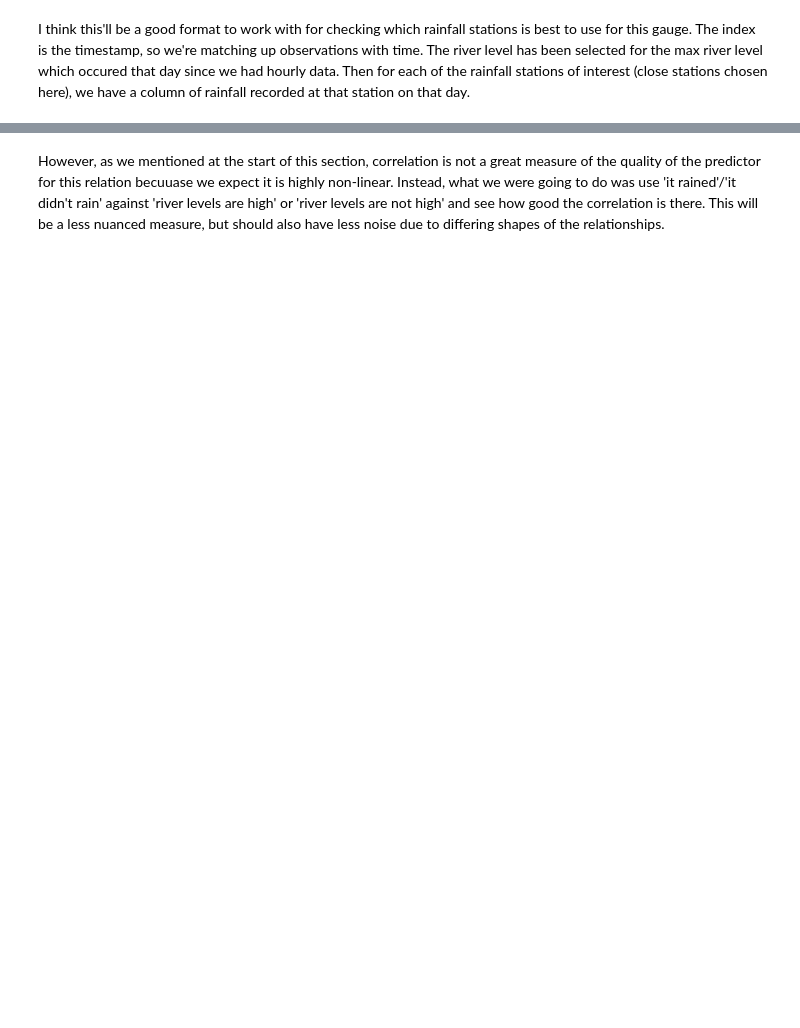
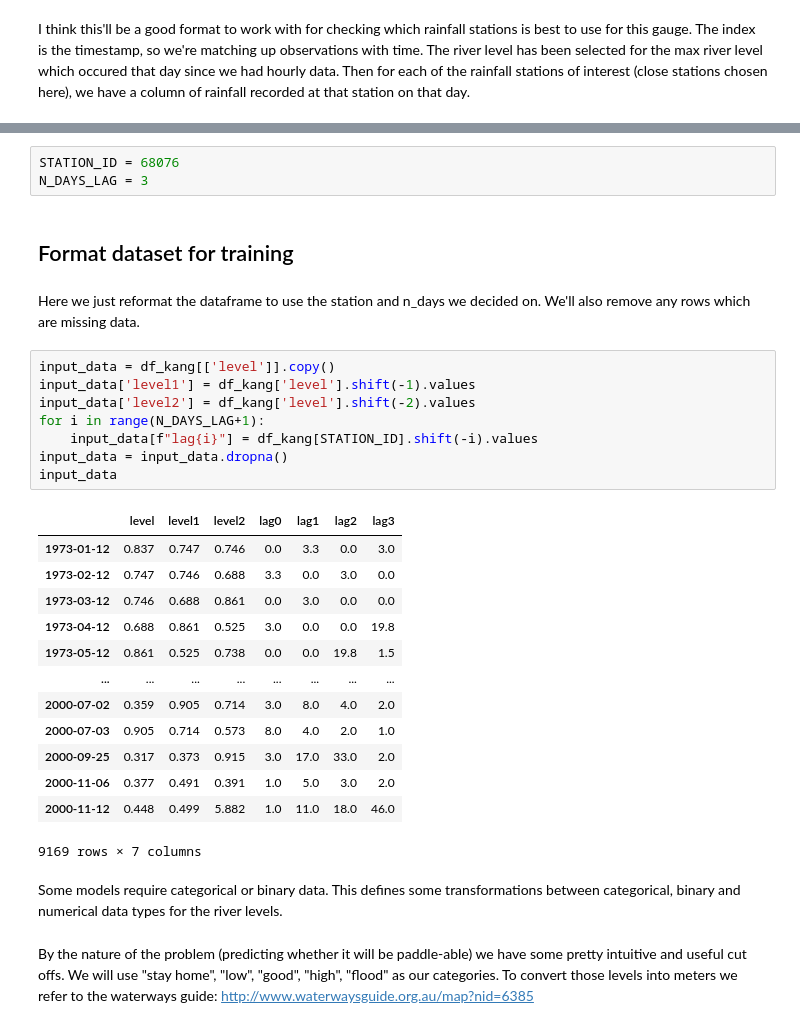
Before and after one commit to jemmaherbert/river-level-predictions, a Jupyter notebook: example_river.ipynb, the cells around one changed output, grey strips where cells are left out. Drawn from its saved outputs; the diff is of its cells as text; blank space fills up the shorter version.

```diff
--- a/example_river.ipynb
+++ b/example_river.ipynb
@@ -264,3 +245,33 @@ Interestingly, the nearest rainfall station is not the most highly correlated.
-# %% [markdown]
-However, as we mentioned at the start of this section, correlation is not a great measure of the quality of the predictor for this relation becuuase we expect it is highly non-linear.
-Instead, what we were going to do was use 'it rained'/'it didn't rain' against 'river levels are high' or 'river levels are not high' and see how good the correlation is there. This will be a less nuanced measure, but should also have less noise due to differing shapes of the relationships.
+# %%
+STATION_ID = 68076
+N_DAYS_LAG = 3
+# %% [markdown]
+## Format dataset for training
+# %% [markdown]
+Here we just reformat the dataframe to use the station and n_days we decided on. We'll also remove any rows which are missing data.
+# %%
+input_data = df_kang[['level']].copy()
+input_data['level1'] = df_kang['level'].shift(-1).values
+input_data['level2'] = df_kang['level'].shift(-2).values
+for i in range(N_DAYS_LAG+1):
+    input_data[f"lag{i}"] = df_kang[STATION_ID].shift(-i).values
+input_data = input_data.dropna()
+input_data
+# %% [output]
+|  | level | level1 | level2 | lag0 | lag1 | lag2 | lag3 |
+| 1973-01-12 | 0.837 | 0.747 | 0.746 | 0.0 | 3.3 | 0.0 | 3.0 |
+| 1973-02-12 | 0.747 | 0.746 | 0.688 | 3.3 | 0.0 | 3.0 | 0.0 |
+| 1973-03-12 | 0.746 | 0.688 | 0.861 | 0.0 | 3.0 | 0.0 | 0.0 |
+| 1973-04-12 | 0.688 | 0.861 | 0.525 | 3.0 | 0.0 | 0.0 | 19.8 |
+| 1973-05-12 | 0.861 | 0.525 | 0.738 | 0.0 | 0.0 | 19.8 | 1.5 |
+| ... | ... | ... | ... | ... | ... | ... | ... |
+| 2000-07-02 | 0.359 | 0.905 | 0.714 | 3.0 | 8.0 | 4.0 | 2.0 |
+| 2000-07-03 | 0.905 | 0.714 | 0.573 | 8.0 | 4.0 | 2.0 | 1.0 |
+| 2000-09-25 | 0.317 | 0.373 | 0.915 | 3.0 | 17.0 | 33.0 | 2.0 |
+| 2000-11-06 | 0.377 | 0.491 | 0.391 | 1.0 | 5.0 | 3.0 | 2.0 |
+| 2000-11-12 | 0.448 | 0.499 | 5.882 | 1.0 | 11.0 | 18.0 | 46.0 |
+9169 rows × 7 columns
+# %% [markdown]
+Some models require categorical or binary data. This defines some transformations between categorical, binary and numerical data types for the river levels.
+# %% [markdown]
+By the nature of the problem (predicting whether it will be paddle-able) we have some pretty intuitive and useful cut offs. We will use "stay home", "low", "good", "high", "flood" as our categories. To convert those levels into meters we refer to the waterways guide: http://www.waterwaysguide.org.au/map?nid=6385
```
Also changed, not shown: parts of 57 cells of this notebook, 2 other files.
